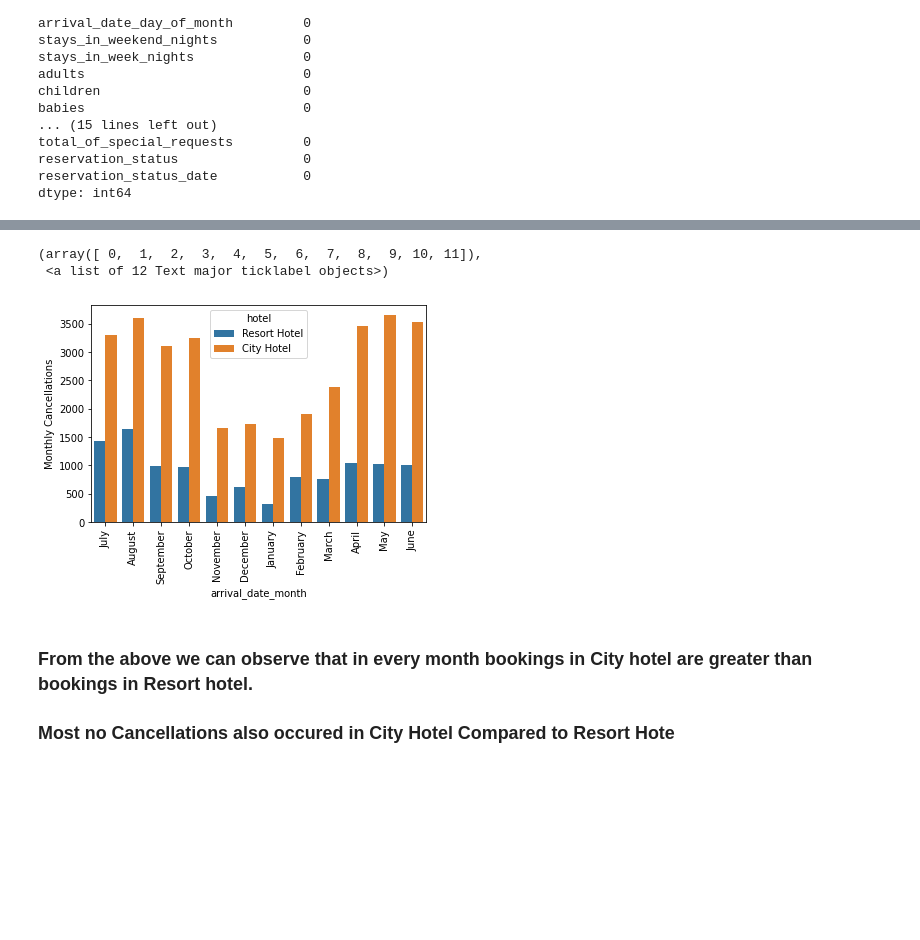
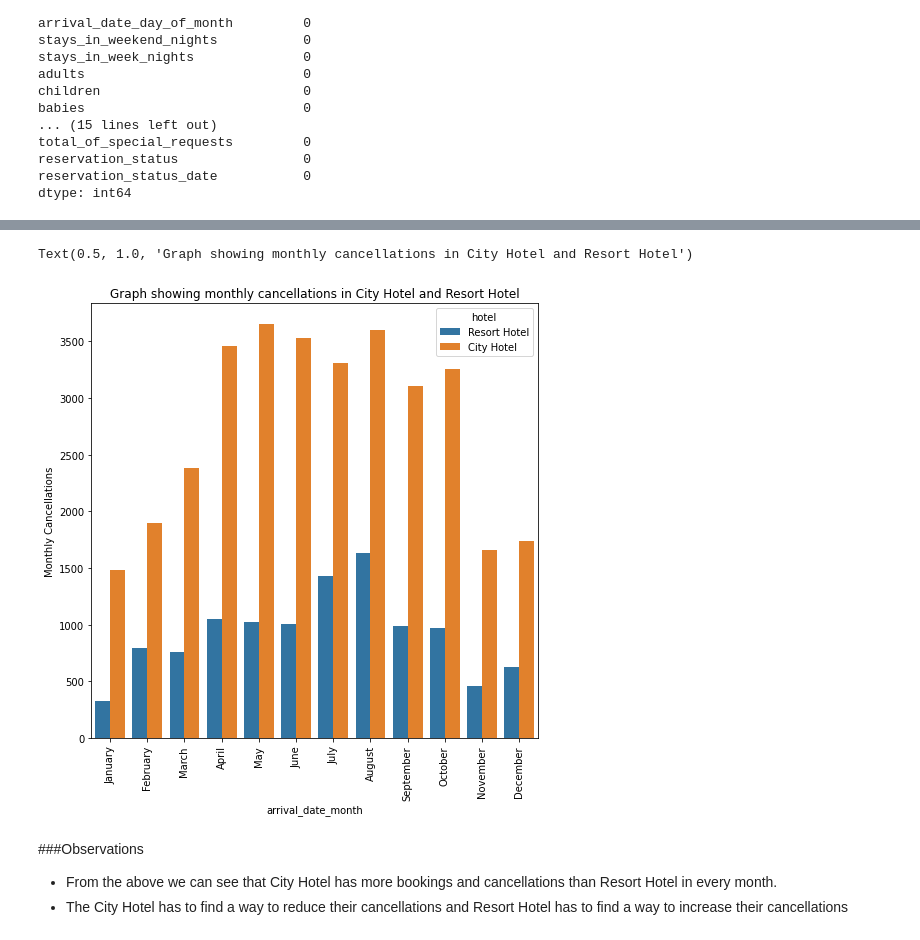
Before and after one commit to yashyakumar/Hotel_Booking_Analysis, a Jupyter notebook: Copy_of_Hotel_Booking_Analysis_Capstone_Project.ipynb, the cells around one changed output, grey strips where cells are left out. Cells and saved outputs as stored; diff of their text form; code cells hidden in the pictures; blank space fills up the shorter version.

```diff
--- a/Copy_of_Hotel_Booking_Analysis_Capstone_Project.ipynb
+++ b/Copy_of_Hotel_Booking_Analysis_Capstone_Project.ipynb
@@ -211,3 +211,12 @@ total_of_special_requests         0
 reservation_status                0
 reservation_status_date           0
 dtype: int64
+# %%
+plt.rcParams['figure.figsize']=8,8                  #setting size of the plot
+labels=df['hotel'].value_counts().index.to_list()   # changing index tolist for better usability and making them as labels for pie chart
+sizes=df['hotel'].value_counts().to_list()          # changing values to list and making  them as sizes for pie chart
+explode=(0.05,0)
+plt.pie(sizes,labels=labels,autopct='%1.1f%%',      # autopct used to display percentages values of our data
+        explode=explode,startangle=90,              # explode used to make the wedges of pie chart to be separated from the rest of wedges
+        textprops={'fontsize':14})
+plt.title('Market share of hotels')                 # used to set the title of the graph
@@ -275,12 +285,17 @@ canceled=df.loc[df['is_canceled']==1]
+# %%
+canceled=df[df['is_canceled']==0]             #making canceled data frame which has only bookings which are canceled
 # %%
-sns.countplot(x='arrival_date_month',data=canceled,hue='hotel')
+sns.countplot(x='arrival_date_month',data=canceled,hue='hotel',
+              order=['January','February','March','April','May','June','July',
+                      'August','September','October','November','December'])
 plt.ylabel('Monthly Cancellations')
-plt.xticks(rotation=90)
+plt.xticks(rotation=90)                                                   #xticks used to rotate the labels when they are not fitting horizontally
+plt.title('Graph showing monthly cancellations in City Hotel and Resort Hotel')
 # %% [output]
-(array([ 0,  1,  2,  3,  4,  5,  6,  7,  8,  9, 10, 11]),
- <a list of 12 Text major ticklabel objects>)
+Text(0.5, 1.0, 'Graph showing monthly cancellations in City Hotel and Resort Hotel')
-[figure, old version]
+[figure, new version]
-# %% [markdown]
-### From the above we can observe that in every month bookings in City hotel are greater than bookings in Resort hotel.
-### Most no Cancellations also occured in City Hotel Compared to Resort Hote
+# %% [markdown]
+###Observations
+* From the above we can see that City Hotel has more bookings and cancellations than Resort Hotel in every month.
+* The City Hotel has to  find a way to reduce their cancellations and Resort Hotel has to find a way to increase their cancellations
 # %%
```
Also changed, not shown: parts of 84 cells of this notebook.
